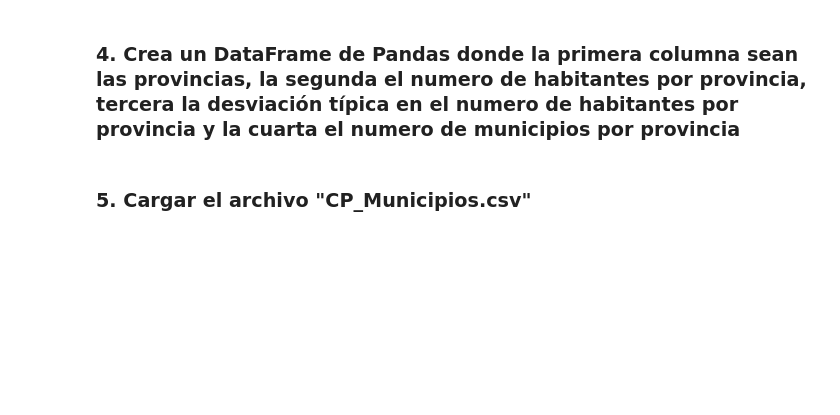
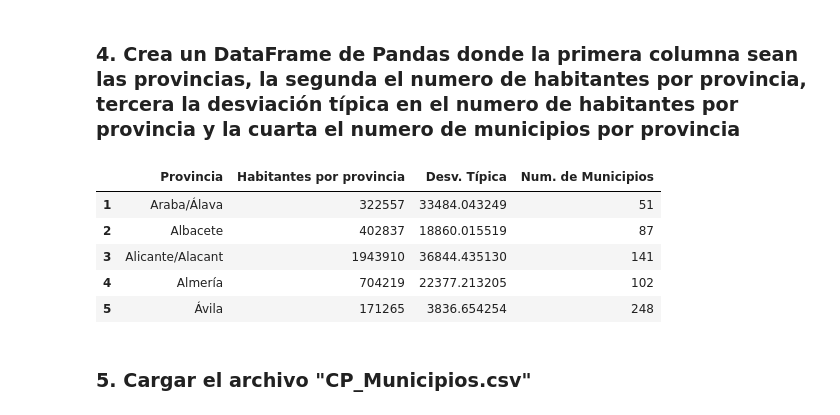
Before and after one commit to DanielProanoGuevara/InvestigacionIA, a Jupyter notebook: Trabajo1/Tema1_Daniel_Proaño.ipynb, the cells around one changed output. Saved outputs shown, nothing was run; the diff lists cells and outputs as text; code cells hidden in the pictures; blank space fills up the shorter version.

```diff
--- a/Trabajo1/Tema1_Daniel_Proaño.ipynb
+++ b/Trabajo1/Tema1_Daniel_Proaño.ipynb
@@ -262,34 +275,41 @@ prov = pd.DataFrame(df_poblac_municipios.drop_duplicates(['Provincia']).iloc[:,1
 
 #Declaración de listas que serán utilizadas para almacenar las variables
 pob_mun = []
 num_municipios = []
 desviacion_tipica = []
 
 for x in range(1,len(prov)+1):
 #Manejo de excepciones
     try:
         #Segmenta el DataFrame por provincia y población y suma los valores de poblacion
         #Si existe solo un valor, eleva una excepción y se asigna el valor de la celda
         pob = sum(df_poblac_municipios.loc[x,['Provincia', 'Poblacion']].Poblacion)
         #Segmenta el DataFrame en provincia, codigo de municipio y población, y cuenta la cantidad de Códigos de municipio presentes
         #Si existe solo uno eleva una excepción y se asigna el valor de 1
         num_mun = len(df_poblac_municipios.loc[x,['Provincia', 'CodMunicipio', 'Poblacion']].CodMunicipio)
         #Calcula la desviación típica con numpy para cada una de las provincias
         desv_tip = np.std(df_poblac_municipios.loc[x,['Provincia', 'Poblacion']].Poblacion)
     except:
         pob = int(df_poblac_municipios.loc[x,['Poblacion']])
         num_mun = 1
     #Creación de arreglos que serán asignados en el DataFrame
     pob_mun.append(pob)
     num_municipios.append(num_mun)
     desviacion_tipica.append(desv_tip)
 
 #Crea las columnas necesarias y les asigna valores
 prov['Habitantes por provincia'] = pob_mun
 prov['Desv. Típica'] = desviacion_tipica
 prov['Num. de Municipios'] = num_municipios
 
-prov.describe()   #Describe el DataFrame generado
+prov.head()   #Describe el DataFrame generado
+# %% [output]
+|  | Provincia | Habitantes por provincia | Desv. Típica | Num. de Municipios |
+| 1 | Araba/Álava | 322557 | 33484.043249 | 51 |
+| 2 | Albacete | 402837 | 18860.015519 | 87 |
+| 3 | Alicante/Alacant | 1943910 | 36844.435130 | 141 |
+| 4 | Almería | 704219 | 22377.213205 | 102 |
+| 5 | Ávila | 171265 | 3836.654254 | 248 |
 # %% [markdown]
 ### 5. Cargar el archivo "CP_Municipios.csv"
 # %%
```
Also changed, not shown: parts of 9 cells of this notebook.
